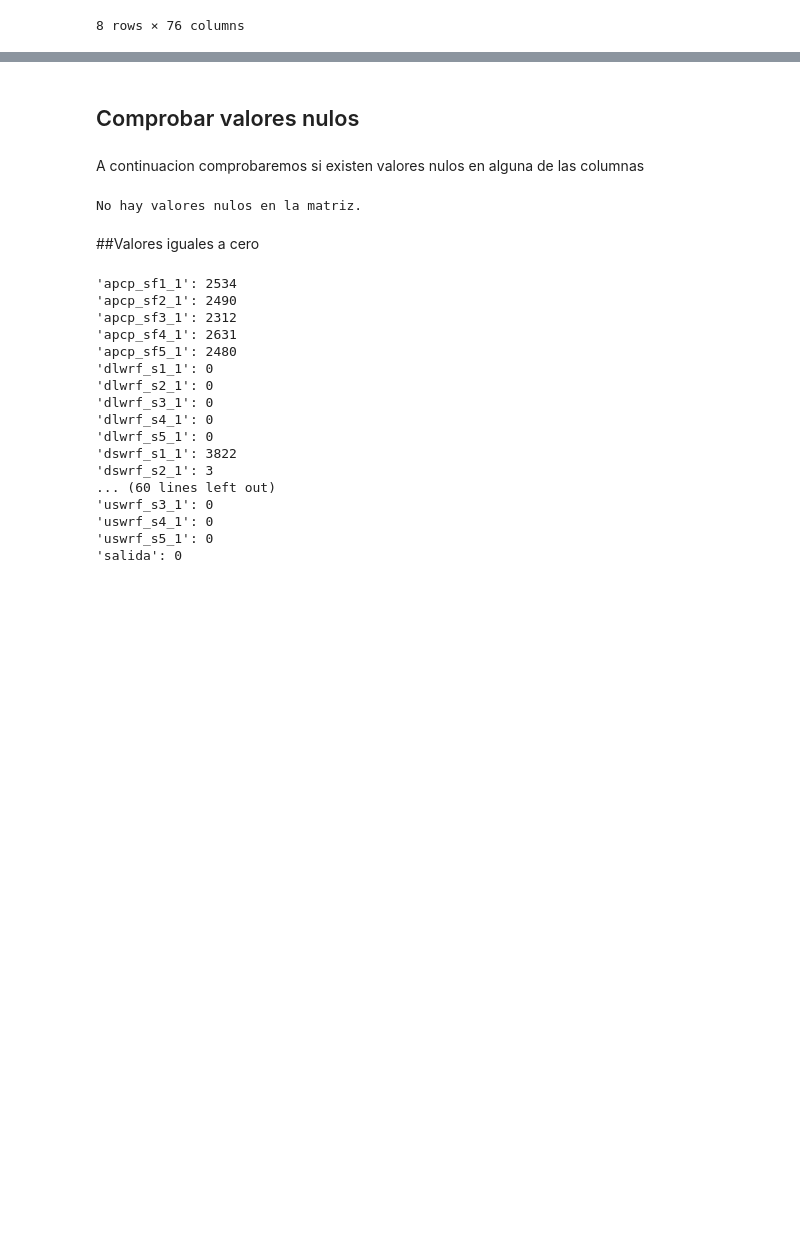
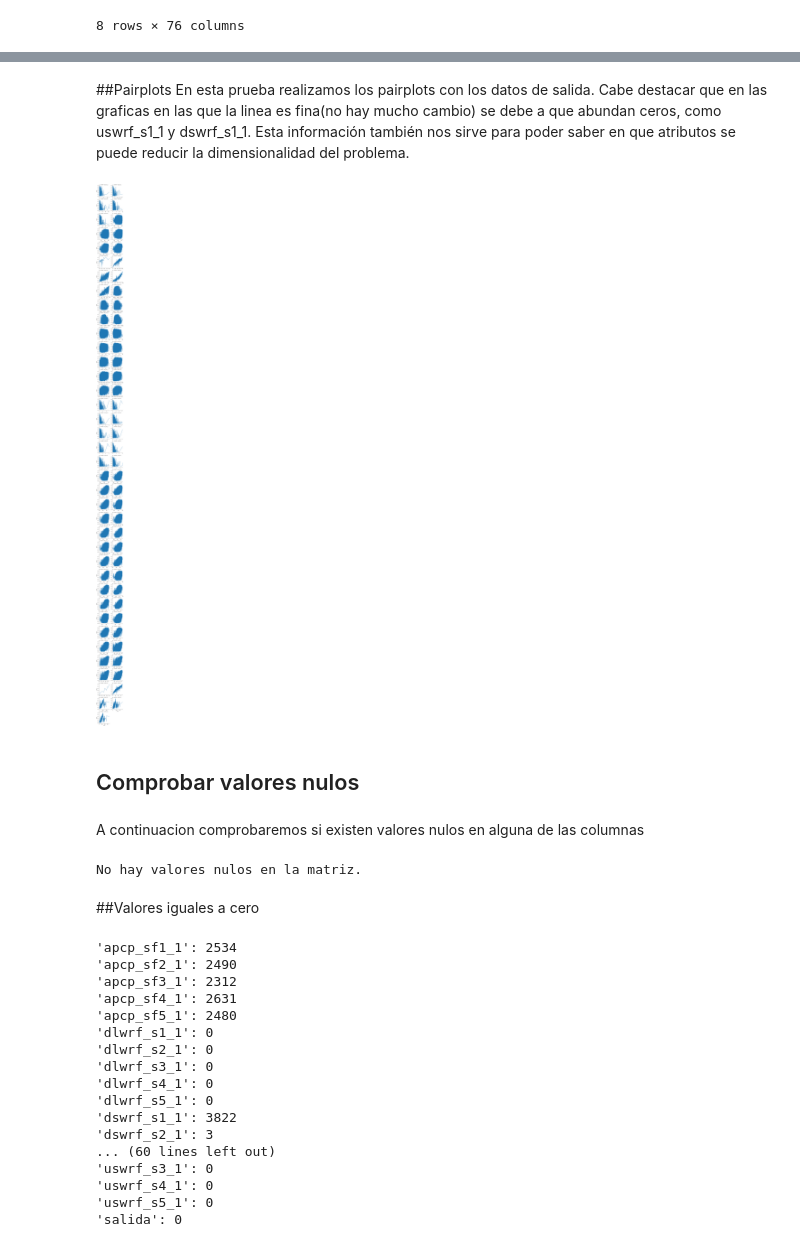
Before and after one commit to cabamarcos/Speech-, a Jupyter notebook: TrabajoFinalAA.ipynb, the cells around one changed output, grey strips where cells are left out. Cells and saved outputs as stored; diff of their text form; code cells hidden in the pictures; blank space fills up the shorter version.

```diff
--- a/TrabajoFinalAA.ipynb
+++ b/TrabajoFinalAA.ipynb
@@ -156,3 +190,19 @@ datos.describe()
+# %% [markdown]
+##Pairplots
+En esta prueba realizamos los pairplots con los datos de salida. Cabe destacar que en las graficas en las que la linea es fina(no hay mucho cambio) se debe a que abundan ceros, como uswrf_s1_1 y dswrf_s1_1. Esta información también nos sirve para poder saber en que atributos se puede reducir la dimensionalidad del problema.
+# %%
+def pairplot(x, y, **kwargs):
+  ax = plt.gca()
+  ts = pd.DataFrame({'time': x, 'val': y})
+  ts = ts.groupby('time').mean()
+  ts.plot(ax=ax)
+  plt.xticks()
+
+f = pd.melt(datos, id_vars = ['salida'], value_vars = datos)
+g = sns.FacetGrid(f, col = "variable", col_wrap = 2, sharex = False, sharey= False)
+g= g.map(pairplot, "value", "salida")
+# %% [output]
+[figure, added]
 # %% [markdown]
 ## Comprobar valores nulos
 # %% [markdown]
```
Also changed, not shown: parts of 29 cells of this notebook.
